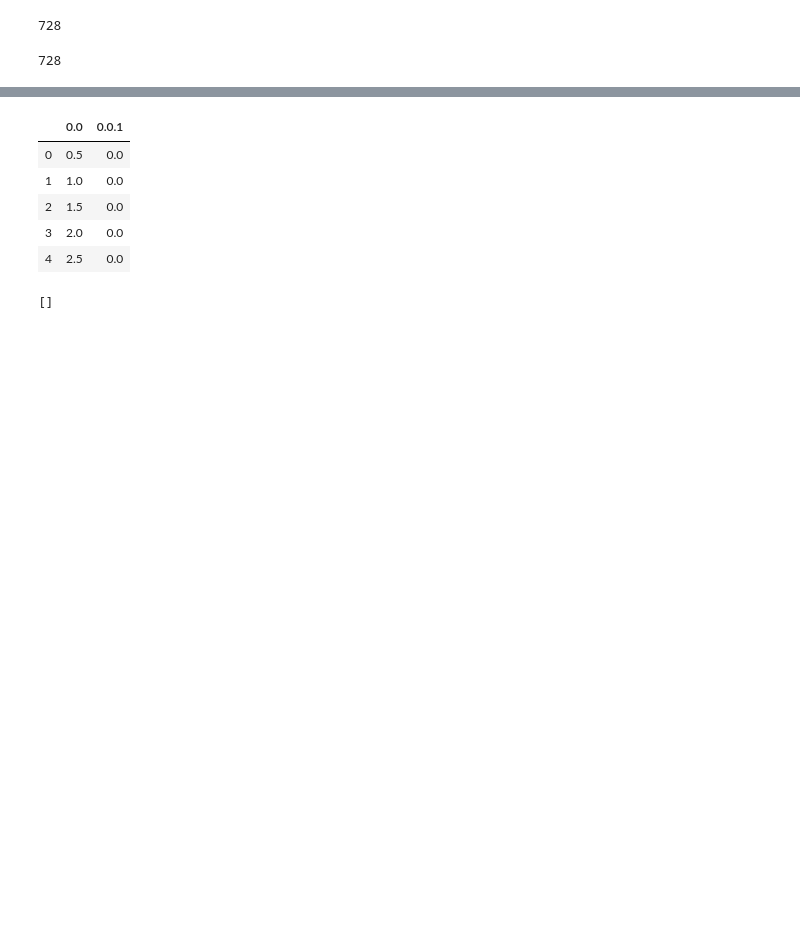
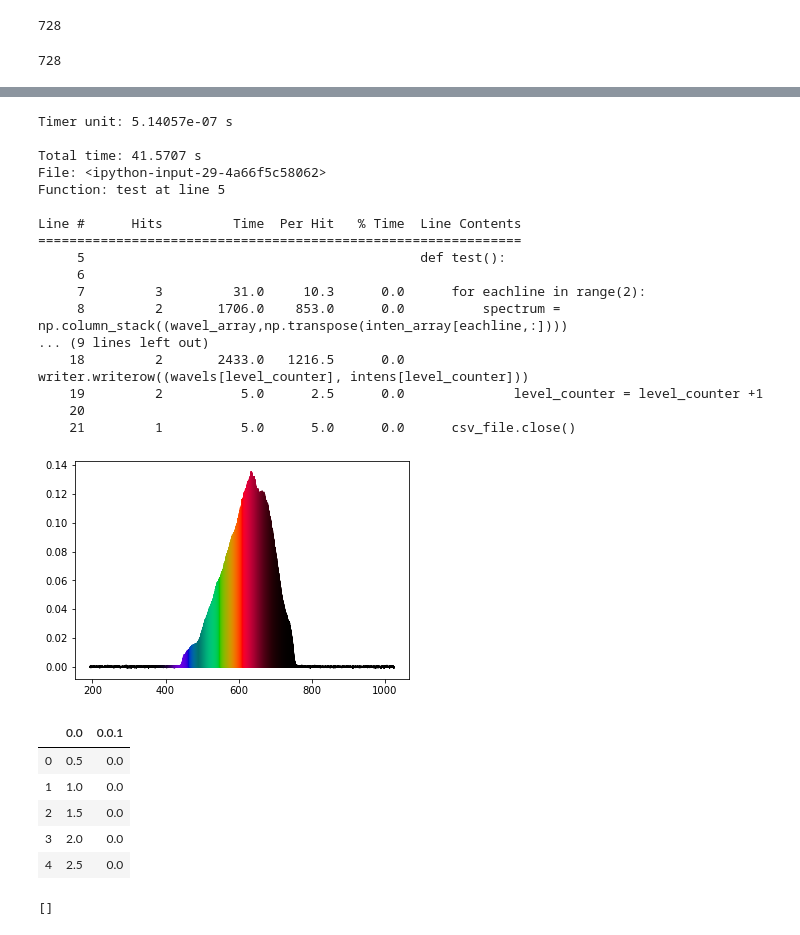
Before and after one commit to jrr1984/Prototipo0_S-D_SpectralGUI, a Jupyter notebook: spectral_gui/testing_line_profiler.ipynb, the cells around one changed output, grey strips where cells are left out. Saved outputs shown, nothing was run; the diff lists cells and outputs as text; code cells hidden in the pictures; blank space fills up the shorter version.

```diff
--- a/spectral_gui/testing_line_profiler.ipynb
+++ b/spectral_gui/testing_line_profiler.ipynb
@@ -194,3 +302,28 @@ with open("spectra.csv", "w") as csv_file:
+# %%
+from line_profiler import LineProfiler
+lp = LineProfiler()
+lp_wrapper = lp(test)
+lp_wrapper()
+lp.print_stats()
+# %% [output]
+Timer unit: 5.14057e-07 s
+
+Total time: 41.5707 s
+File: <ipython-input-29-4a66f5c58062>
+Function: test at line 5
+
+Line #      Hits         Time  Per Hit   % Time  Line Contents
+==============================================================
+     5                                           def test():
+     6
+     7         3         31.0     10.3      0.0      for eachline in range(2):
+     8         2       1706.0    853.0      0.0          spectrum = np.column_stack((wavel_array,np.transpose(inten_array[eachline,:])))
+... (9 lines left out)
+    18         2       2433.0   1216.5      0.0              writer.writerow((wavels[level_counter], intens[level_counter]))
+    19         2          5.0      2.5      0.0              level_counter = level_counter +1
+    20
+    21         1          5.0      5.0      0.0      csv_file.close()
+[figure, added]
 # %%
 def find_nearest(array, value):
     array = np.asarray(array)
```
Also changed, not shown: parts of 4 cells of this notebook, 2 other files.
